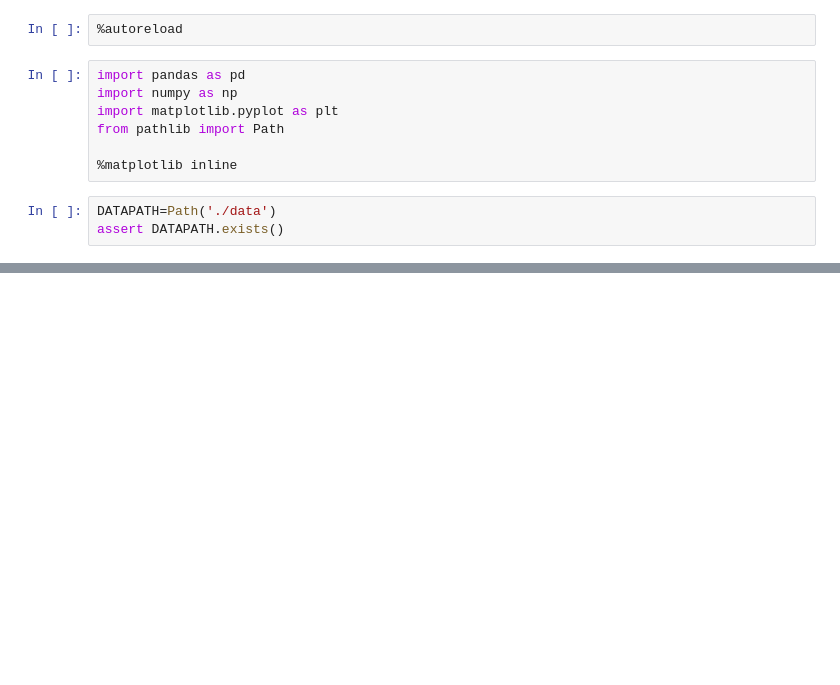
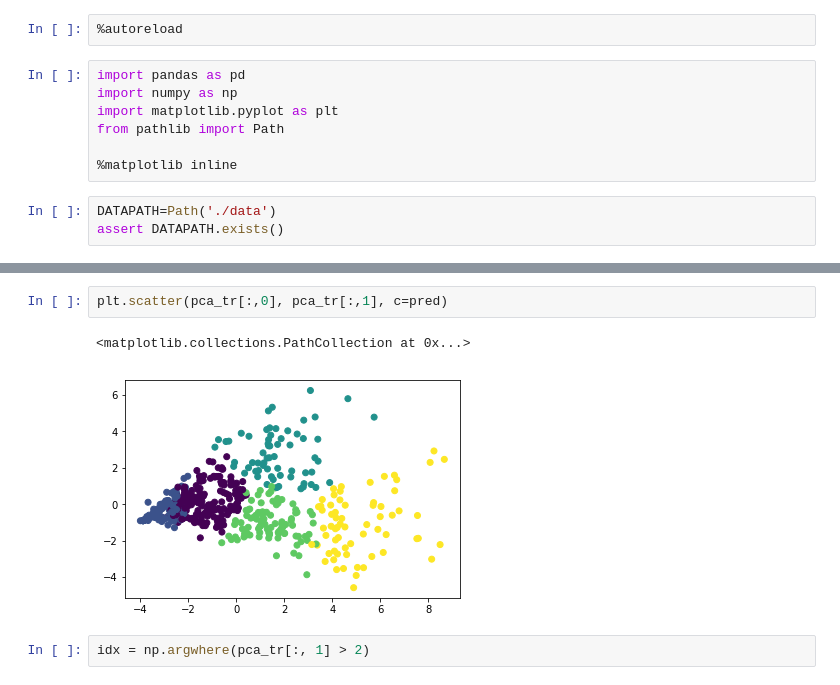
Before and after one commit to steveyang90/NFL-Statistics-Scrape, a Jupyter notebook: raw-data-eda.ipynb, the cells around one changed output, grey strips where cells are left out. Saved outputs shown, nothing was run; the diff lists cells and outputs as text; blank space fills up the shorter version.

```diff
--- a/raw-data-eda.ipynb
+++ b/raw-data-eda.ipynb
@@ -14,0 +384,7 @@ assert DATAPATH.exists()
+# %%
+plt.scatter(pca_tr[:,0], pca_tr[:,1], c=pred)
+# %% [output]
+<matplotlib.collections.PathCollection at 0x...>
+[figure, added]
+# %%
+idx = np.argwhere(pca_tr[:, 1] > 2)
```
Also changed, not shown: parts of 45 cells of this notebook, 2 other files.
